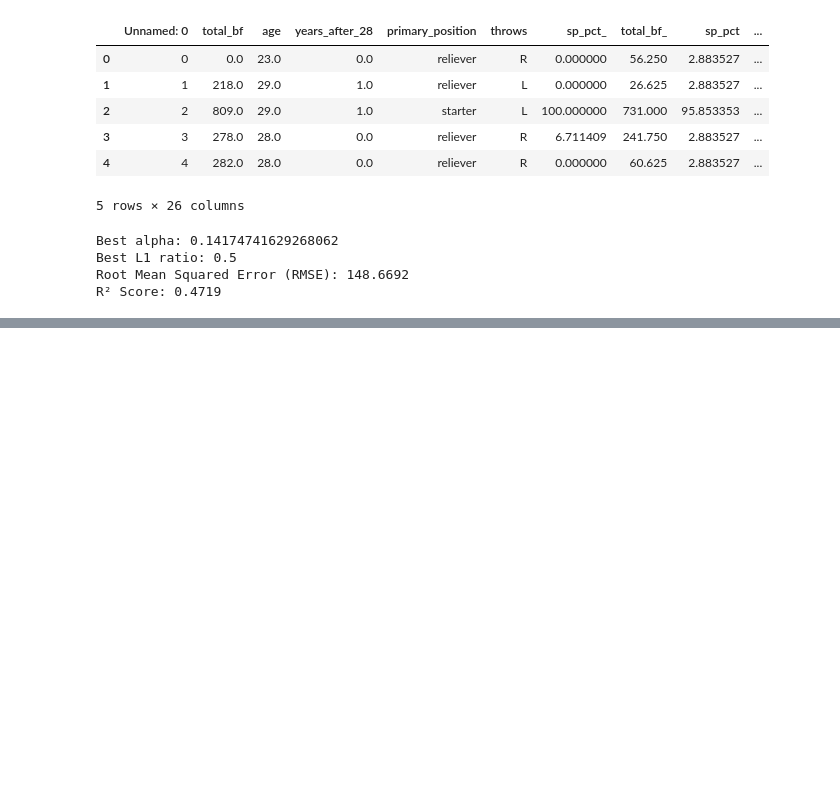
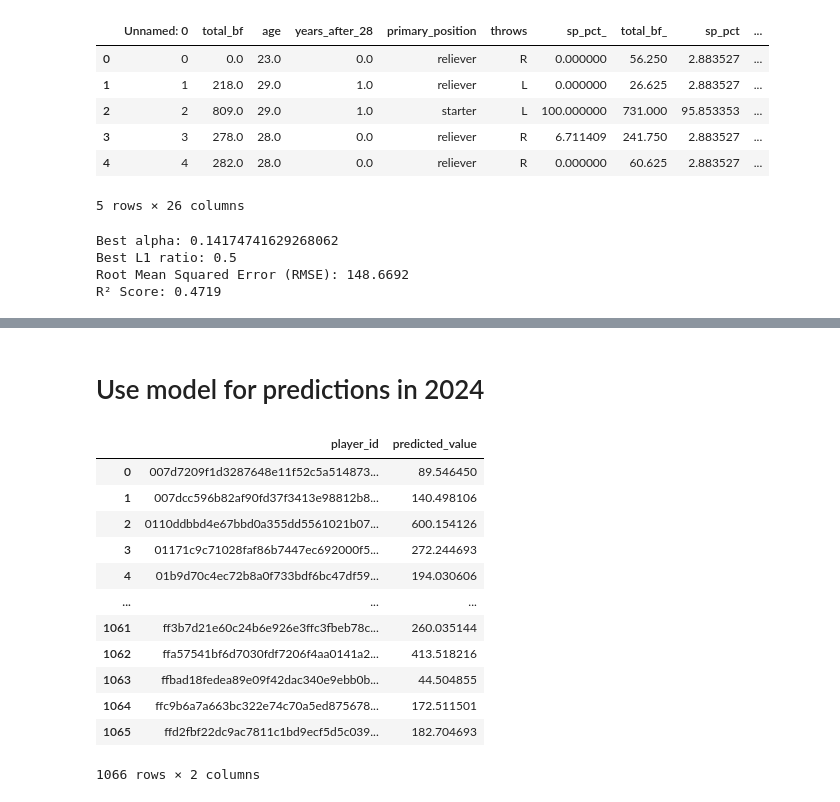
Before and after one commit to etienne-busnel/Cincinnati-Reds-Hackathon-2025, a Jupyter notebook: Pitching_Model.ipynb, the cells around one changed output, grey strips where cells are left out. Saved outputs shown, nothing was run; the diff lists cells and outputs as text; code cells hidden in the pictures; blank space fills up the shorter version.

```diff
--- a/Pitching_Model.ipynb
+++ b/Pitching_Model.ipynb
@@ -173,0 +173,2 @@ Name: 741, dtype: object
+# %% [markdown]
+# Use model for predictions in 2024
@@ -173,0 +181,36 @@ Name: 741, dtype: object
+# %%
+#convert categorical data
+X_new = pd.get_dummies(X_new, drop_first=True)
+# %%
+# Scale features
+numeric_cols = X_new.select_dtypes(include=np.number).columns
+
+scaler = StandardScaler()
+X_new[numeric_cols] = scaler.fit_transform(X_new[numeric_cols])
+# %%
+# Assuming X_new is preprocessed and has the same features as X_train
+y_new_pred = elastic_net.predict(X_new)
+
+# Ensure non-negative predictions (if applicable)
+y_new_pred = np.maximum(y_new_pred, 0)
+# %%
+df_pitcher_predictions = pd.DataFrame({
+    'player_id': player_ids,  # Make sure player_ids matches the length of y_new_pred
+    'predicted_value': y_new_pred
+})
+# %%
+df_pitcher_predictions
+# %% [output]
+|  | player_id | predicted_value |
+| 0 | 007d7209f1d3287648e11f52c5a514873... | 89.546450 |
+| 1 | 007dcc596b82af90fd37f3413e98812b8... | 140.498106 |
+| 2 | 0110ddbbd4e67bbd0a355dd5561021b07... | 600.154126 |
+| 3 | 01171c9c71028faf86b7447ec692000f5... | 272.244693 |
+| 4 | 01b9d70c4ec72b8a0f733bdf6bc47df59... | 194.030606 |
+| ... | ... | ... |
+| 1061 | ff3b7d21e60c24b6e926e3ffc3fbeb78c... | 260.035144 |
+| 1062 | ffa57541bf6d7030fdf7206f4aa0141a2... | 413.518216 |
+| 1063 | ffbad18fedea89e09f42dac340e9ebb0b... | 44.504855 |
+| 1064 | ffc9b6a7a663bc322e74c70a5ed875678... | 172.511501 |
+| 1065 | ffd2fbf22dc9ac7811c1bd9ecf5d5c039... | 182.704693 |
+1066 rows × 2 columns
```
Also changed, not shown: parts of 15 cells of this notebook.
